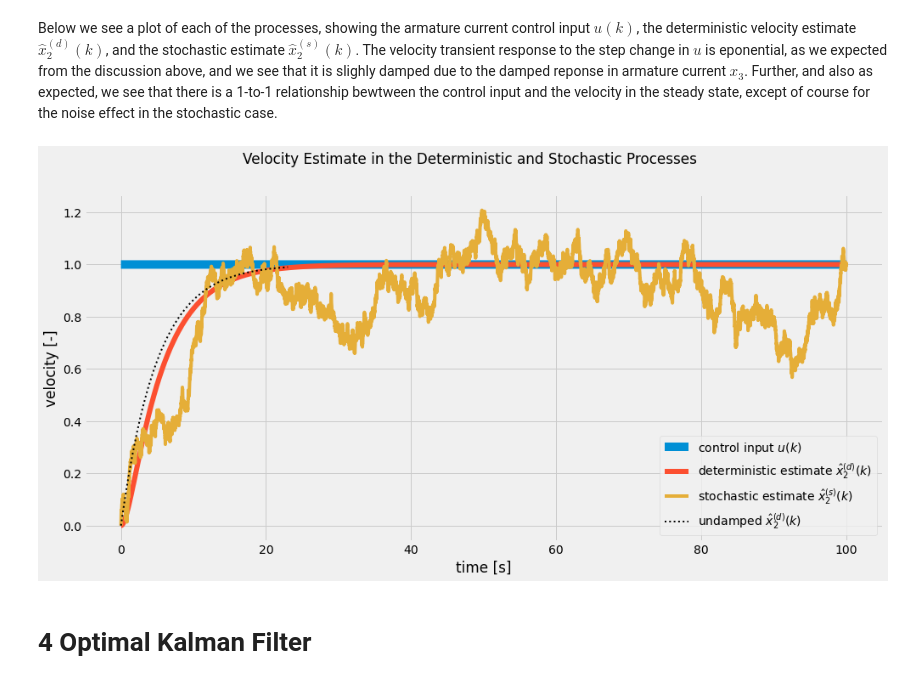
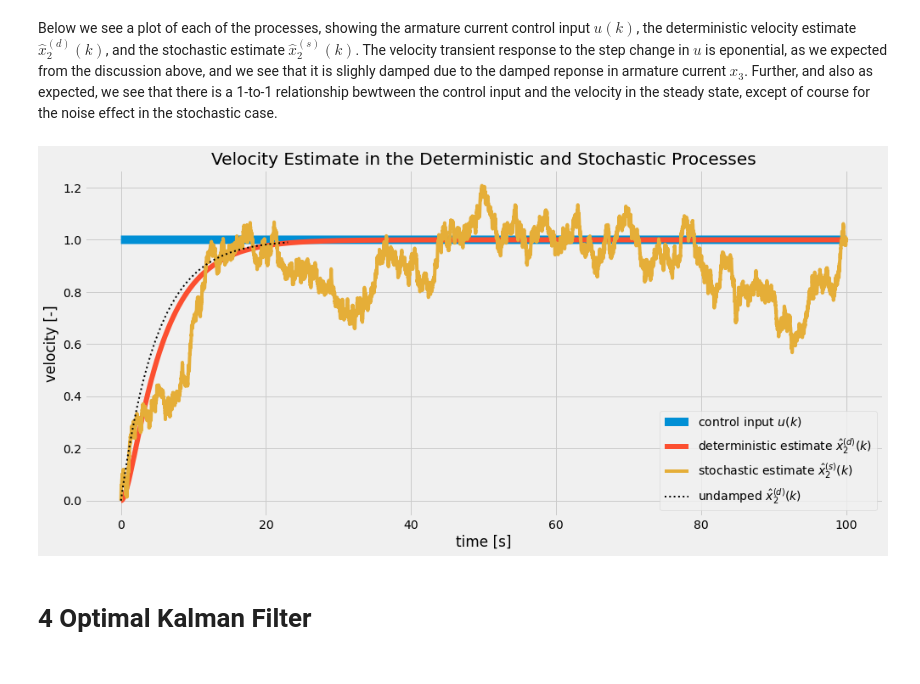
Before and after one commit to fonstelien/TEK4050, a Jupyter notebook: project/project.ipynb, the cells around one changed output. Cells and saved outputs as stored; diff of their text form; code cells hidden in the pictures.

```diff
--- a/project/project.ipynb
+++ b/project/project.ipynb
@@ -280,7 +280,8 @@ An implementation of this is given here:
 def c2d_stochastic(F, L, G, Q, dt):
     '''Converts the continuous process equation matrices F, L, G, Q into discrete matrices Fi, La, Ga with time step dt'''
     p = F.shape[0]
-    F2 = np.vstack((np.hstack((F, pad_to_square(G@Q@G.T, n=p))),
+    GQGT = pad_to_square(G@Q@G.T, n=p)
+    F2 = np.vstack((np.hstack((F, GQGT)),
                     np.hstack((np.zeros(F.shape), -F.T))))
     Fi2 = expm(F2*dt)
     Fi12 = Fi2[:p, p:]  # Upper right
@@ -360,19 +361,19 @@ xs = run_stochastic(u, v, Fi, La, Ga)
 Below we see a plot of each of the processes, showing the armature current control input $u(k)$, the deterministic velocity estimate $\hat{x}_2^{(d)}(k)$, and the stochastic estimate $\hat{x}_2^{(s)}(k)$. The velocity transient response to the step change in $u$ is eponential, as we expected from the discussion above, and we see that it is slighly damped due to the damped reponse in armature current $x_3$. Further, and also as expected, we see that there is a 1-to-1 relationship bewtween the control input and the velocity in the steady state, except of course for the noise effect in the stochastic case.
 # %%
 fig, axes = plt.subplots(ncols=1, nrows=1, sharex=True, sharey=True, figsize=(15,7))
-fig.suptitle(r'Velocity Estimate in the Deterministic and Stochastic Processes')
 
 ax = axes
+ax.set_title(r'Velocity Estimate in the Deterministic and Stochastic Processes')
 ax.plot(t, u[2], lw=10)
 ax.plot(t, xd[1], lw=6)
 ax.plot(t, xs[1], lw=4)
 ax.plot(t[(m:=(x:=1-np.exp(-t/T2))<.99)], x[m], lw=2, ls=':', color='0')
 ax.legend([r'control input $u(k)$', r'deterministic estimate $\hat{x}_2^{(d)}(k)$', r'stochastic estimate $\hat{x}_2^{(s)}(k)$', r'undamped $\hat{x}_2^{(d)}(k)$'])
 ax.set_xlabel('time [s]')
 ax.set_ylabel('velocity [-]')
 plt.show()
 # %% [output]
-[figure, old version]
+[figure, new version]
 # %% [markdown]
 # 4 Optimal Kalman Filter
 # %%
```
Also changed, not shown: parts of 19 cells of this notebook.
